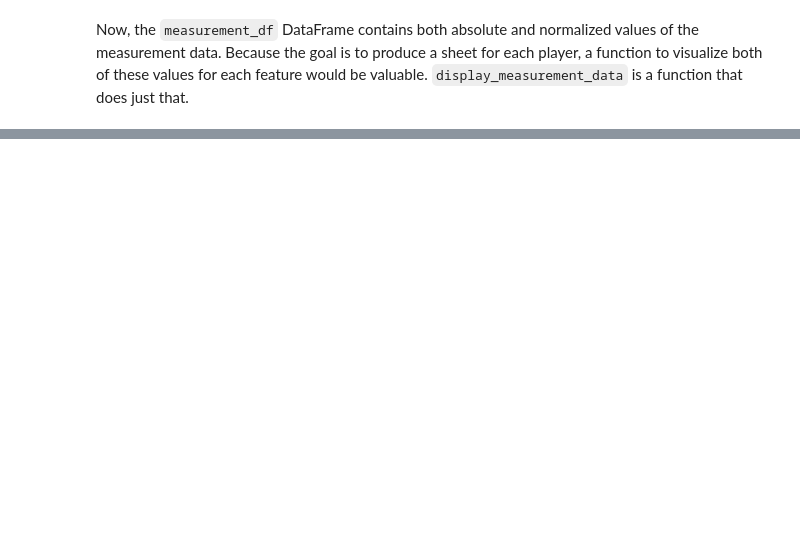
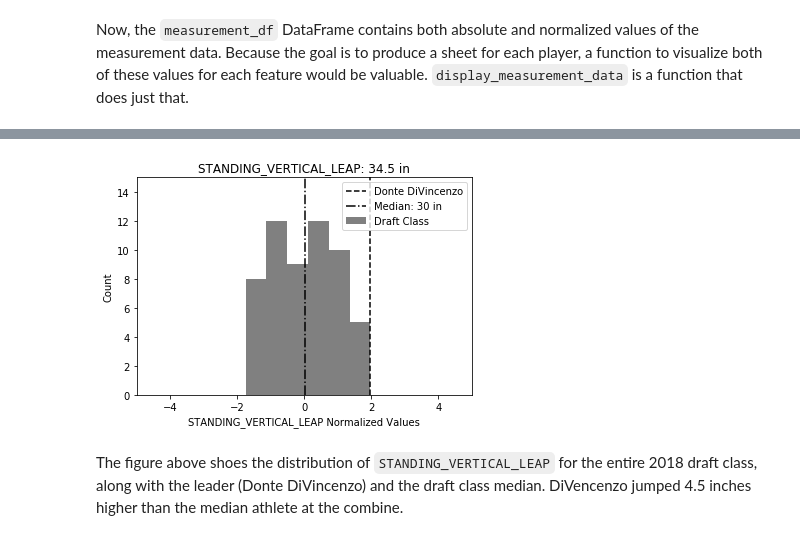
Before and after one commit to basketballrelativity/draft_combine, a Jupyter notebook: draft_combine.ipynb, the cells around one changed output, grey strips where cells are left out. Saved outputs shown, nothing was run; the diff lists cells and outputs as text; code cells hidden in the pictures; blank space fills up the shorter version.

```diff
--- a/draft_combine.ipynb
+++ b/draft_combine.ipynb
@@ -233,0 +276,9 @@ BODY_FAT_PCT: 8.9%
+# %%
+drill_df = draft_df[['PLAYER_ID', 'FULL_NAME', 'POSITION', 'BENCH_PRESS', 'LANE_AGILITY_TIME',
+                     'MAX_VERTICAL_LEAP', 'MODIFIED_LANE_AGILITY_TIME', 'STANDING_VERTICAL_LEAP',
+                     'THREE_QUARTER_SPRINT']]
+primary_positions = [pos if '-' not in pos else pos.split('-')[0]
+                     for pos in drill_df['POSITION']]
+
+drill_df.loc[:, 'PRIMARY_POSITION'] = primary_positions
+drill_df.head(20)
@@ -233,0 +305,10 @@ BODY_FAT_PCT: 8.9%
+# %%
+normed_drill_df = drill_df[['BENCH_PRESS', 'LANE_AGILITY_TIME',
+                            'MAX_VERTICAL_LEAP', 'MODIFIED_LANE_AGILITY_TIME', 'STANDING_VERTICAL_LEAP',
+                            'THREE_QUARTER_SPRINT']]
+
+for col_name in list(normed_drill_df):
+    normed_drill_df[col_name] = (drill_df[col_name] - np.mean(drill_df[col_name])) / np.std(drill_df[col_name])
+
+normed_drill_df.columns = [orig_name + '_NORM' for orig_name in list(normed_drill_df)]
+normed_drill_df.head(5)
@@ -233,0 +324,3 @@ BODY_FAT_PCT: 8.9%
+# %%
+drill_df = drill_df.merge(normed_drill_df, left_index=True, right_index=True)
+drill_df.head(5)
@@ -233,0 +334,6 @@ BODY_FAT_PCT: 8.9%
+# %%
+display_data(1628978, drill_df, 'STANDING_VERTICAL_LEAP', True)
+# %% [output]
+[figure, added]
+# %% [markdown]
+The figure above shoes the distribution of `STANDING_VERTICAL_LEAP` for the entire 2018 draft class, along with the leader (Donte DiVincenzo) and the draft class median. DiVencenzo jumped 4.5 inches higher than the median athlete at the combine.
```
Also changed, not shown: parts of 13 cells of this notebook.
